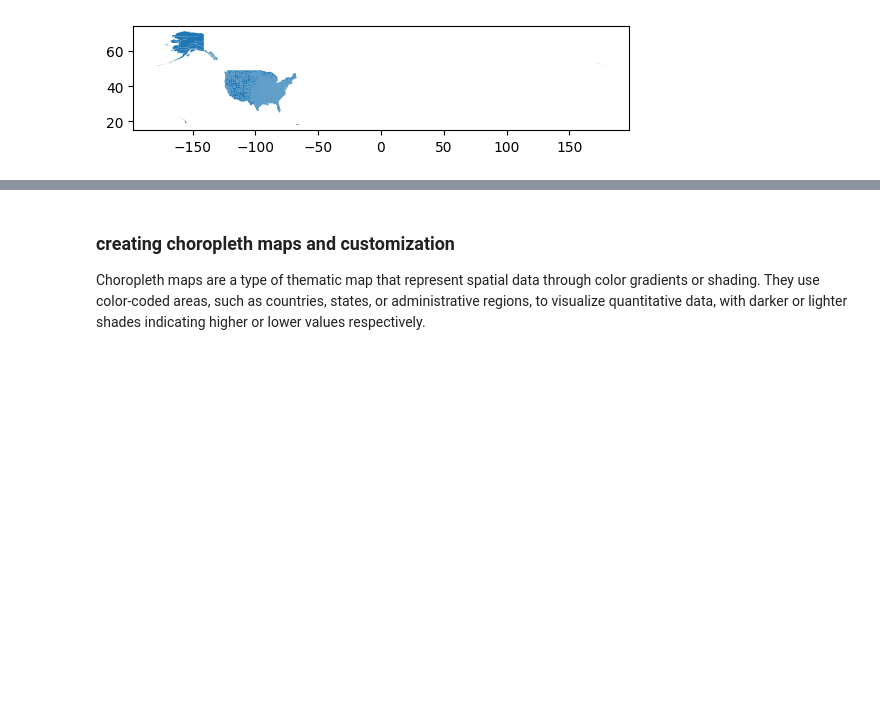
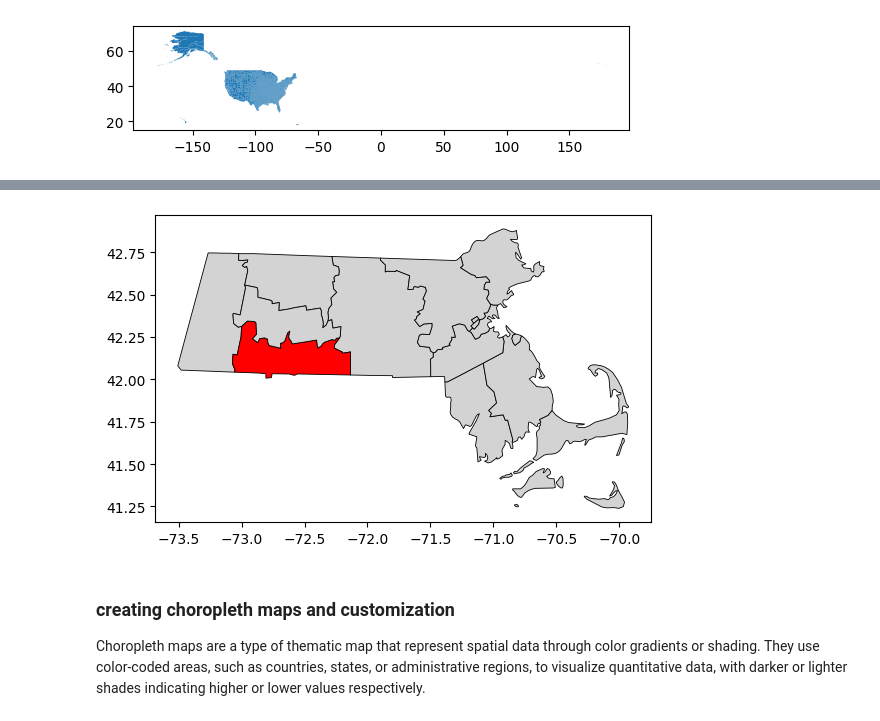
Before and after one commit to n-wible/ds4200, a Jupyter notebook: week10/map_making-instructor.ipynb, the cells around one changed output, grey strips where cells are left out. Saved outputs shown, nothing was run; the diff lists cells and outputs as text; code cells hidden in the pictures; blank space fills up the shorter version.

```diff
--- a/week10/map_making-instructor.ipynb
+++ b/week10/map_making-instructor.ipynb
@@ -377,3 +397,15 @@ MA.plot(color = 'white', edgecolor = 'black')
+# %%
+import numpy as np
+
+# all counties
+MA = county[county['ISO_3166_2'] == 'US-25'].copy()
+
+# hampden red, others gray
+colors = np.where(MA['NAME'] == 'Hampden', 'red', '#d3d3d3')
+
+ax = MA.plot(color=colors, edgecolor='black', linewidth=0.6)
+# %% [output]
+[figure, added]
 # %% [markdown]
 ### creating choropleth maps and customization
 
```
Also changed, not shown: parts of 7 cells of this notebook.
